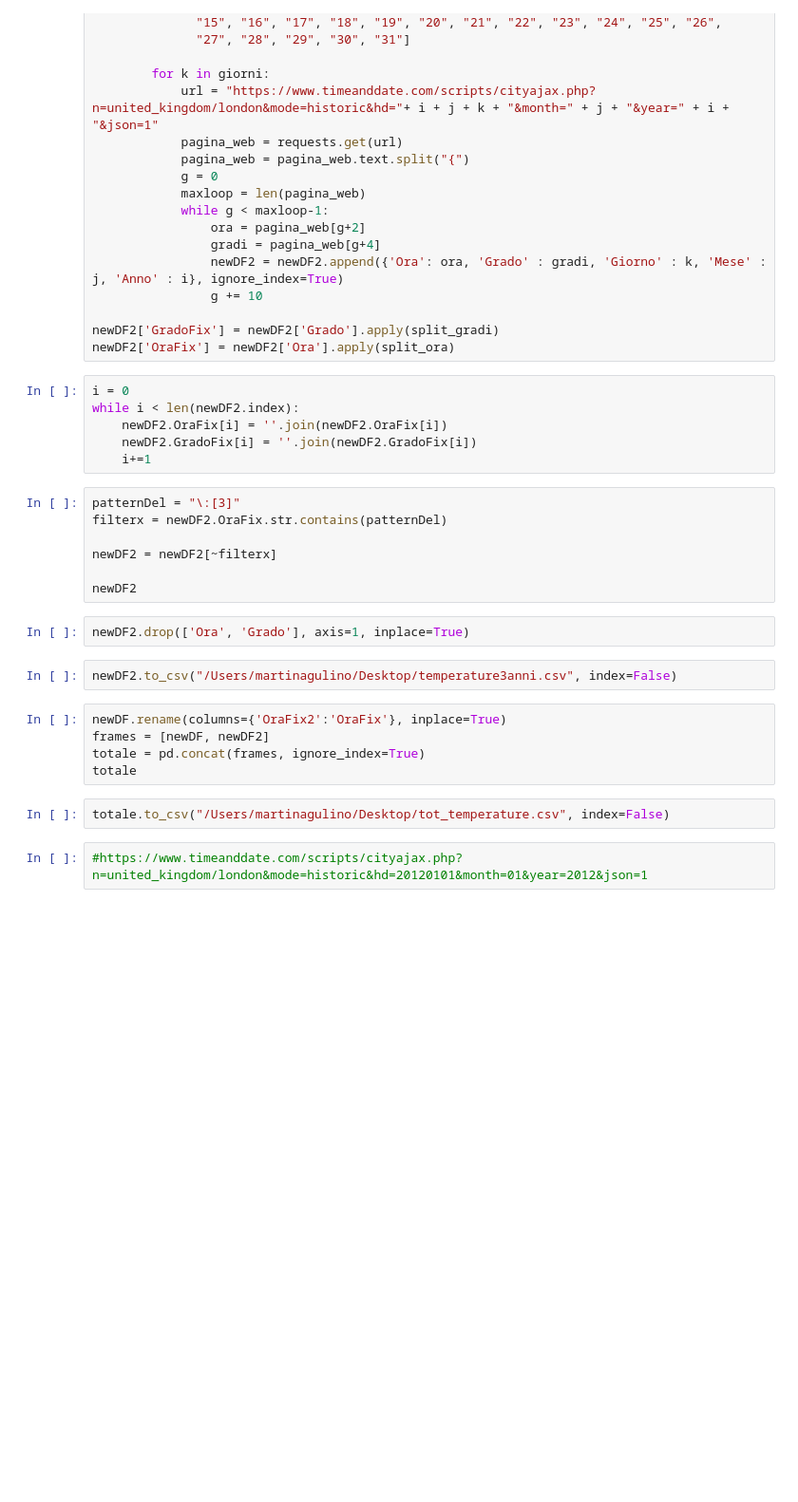
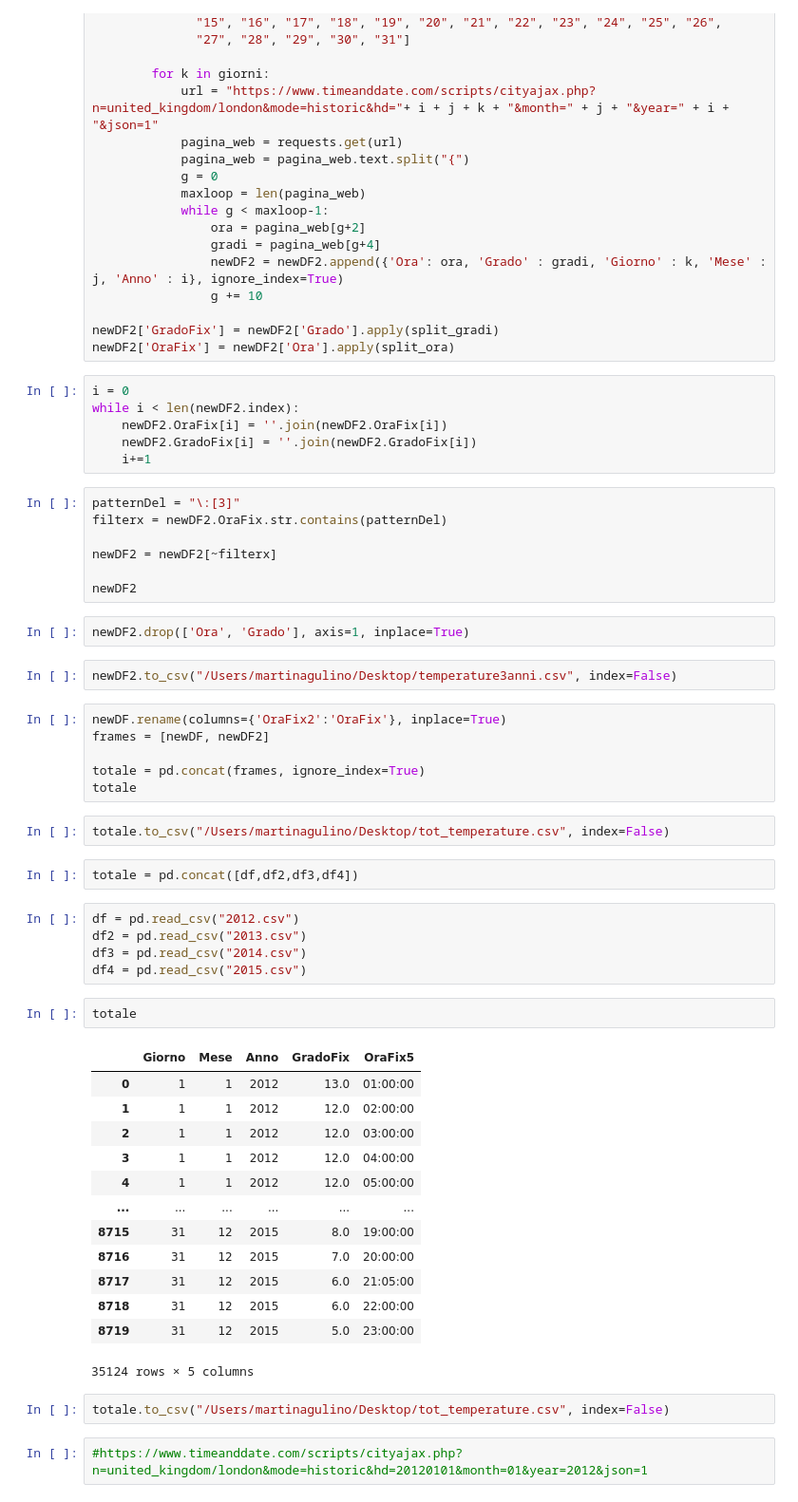
Before and after one commit to alessandropontini/Progetto_DSLAB, a Jupyter notebook: Lavoro Martina/Scraping.ipynb, the cells around one changed output. Shown: that part at 95% size. Cells and saved outputs as stored; diff of their text form; blank space fills up the shorter version.

Commit message:
temperaturetotaluk

```diff
--- a/Lavoro Martina/Scraping.ipynb
+++ b/Lavoro Martina/Scraping.ipynb
@@ -256,8 +278,34 @@ newDF2.to_csv("/Users/martinagulino/Desktop/temperature3anni.csv", index=False)
 # %%
 newDF.rename(columns={'OraFix2':'OraFix'}, inplace=True)
 frames = [newDF, newDF2]
+
 totale = pd.concat(frames, ignore_index=True)
 totale
+# %%
+totale.to_csv("/Users/martinagulino/Desktop/tot_temperature.csv", index=False)
+# %%
+totale = pd.concat([df,df2,df3,df4])
+# %%
+df = pd.read_csv("2012.csv")
+df2 = pd.read_csv("2013.csv")
+df3 = pd.read_csv("2014.csv")
+df4 = pd.read_csv("2015.csv")
+# %%
+totale
+# %% [output]
+|  | Giorno | Mese | Anno | GradoFix | OraFix5 |
+| 0 | 1 | 1 | 2012 | 13.0 | 01:00:00 |
+| 1 | 1 | 1 | 2012 | 12.0 | 02:00:00 |
+| 2 | 1 | 1 | 2012 | 12.0 | 03:00:00 |
+| 3 | 1 | 1 | 2012 | 12.0 | 04:00:00 |
+| 4 | 1 | 1 | 2012 | 12.0 | 05:00:00 |
+| ... | ... | ... | ... | ... | ... |
+| 8715 | 31 | 12 | 2015 | 8.0 | 19:00:00 |
+| 8716 | 31 | 12 | 2015 | 7.0 | 20:00:00 |
+| 8717 | 31 | 12 | 2015 | 6.0 | 21:05:00 |
+| 8718 | 31 | 12 | 2015 | 6.0 | 22:00:00 |
+| 8719 | 31 | 12 | 2015 | 5.0 | 23:00:00 |
+35124 rows × 5 columns
 # %%
 totale.to_csv("/Users/martinagulino/Desktop/tot_temperature.csv", index=False)
 # %%
```
Also changed, not shown: parts of 6 cells of this notebook, 7 other files.
